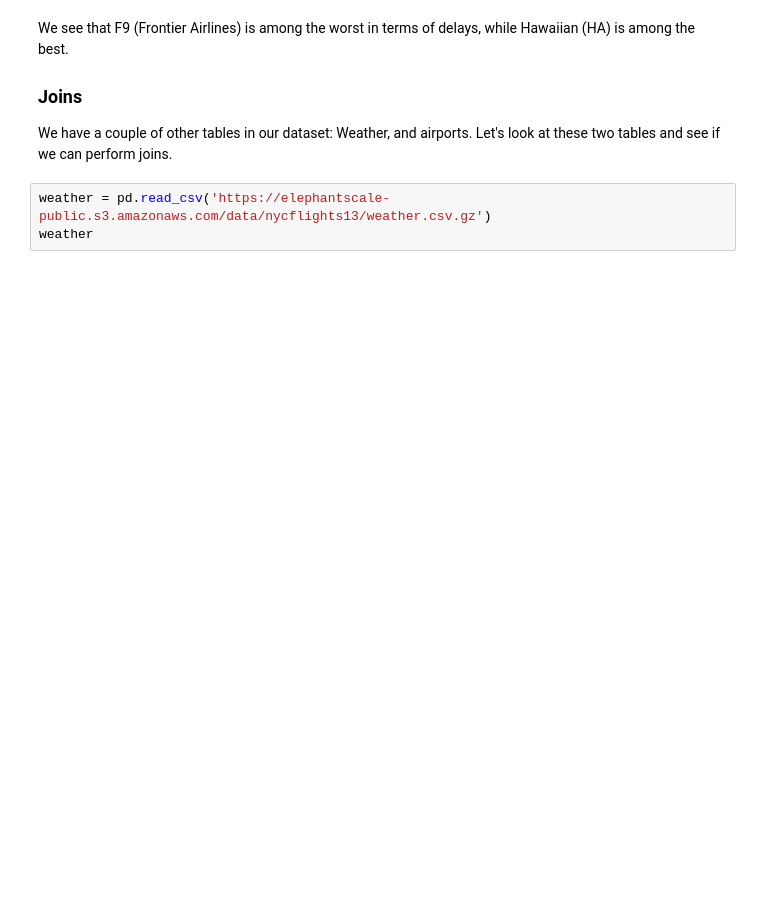
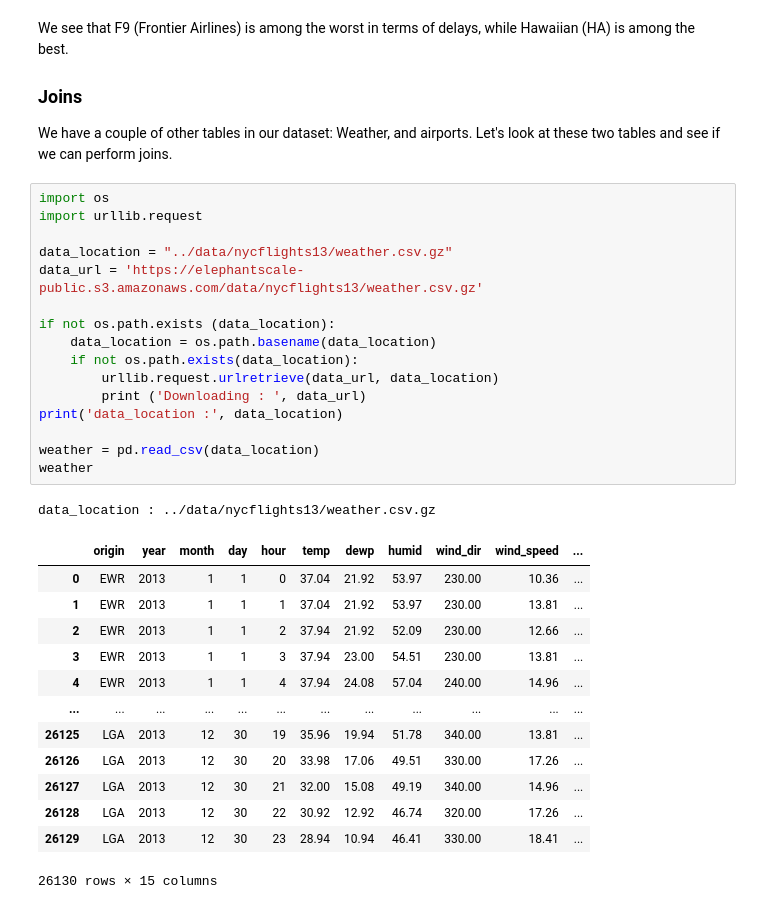
Before and after one commit to elephantscale/python-labs, a Jupyter notebook: pandas/2-pandas-exploration.ipynb, the cells around one changed output. Cells and saved outputs as stored; diff of their text form; blank space fills up the shorter version.

```diff
--- a/pandas/2-pandas-exploration.ipynb
+++ b/pandas/2-pandas-exploration.ipynb
@@ -99,9 +219,37 @@ Hawaiian (HA) is among the best.
 
 We have a couple of other tables in our dataset: Weather, and
 airports. Let's look at these two tables and see if we can perform joins.
-# %%
-weather = pd.read_csv('https://elephantscale-public.s3.amazonaws.com/data/nycflights13/weather.csv.gz')
-weather
+# %%
+import os
+import urllib.request
+
+data_location = "../data/nycflights13/weather.csv.gz"
+data_url = 'https://elephantscale-public.s3.amazonaws.com/data/nycflights13/weather.csv.gz'
+
+if not os.path.exists (data_location):
+    data_location = os.path.basename(data_location)
+    if not os.path.exists(data_location):
+        urllib.request.urlretrieve(data_url, data_location)
+        print ('Downloading : ', data_url)
+print('data_location :', data_location)
+
+weather = pd.read_csv(data_location)
+weather
+# %% [output]
+data_location : ../data/nycflights13/weather.csv.gz
+|  | origin | year | month | day | hour | temp | dewp | humid | wind_dir | wind_speed | ... |
+| 0 | EWR | 2013 | 1 | 1 | 0 | 37.04 | 21.92 | 53.97 | 230.00 | 10.36 | ... |
+| 1 | EWR | 2013 | 1 | 1 | 1 | 37.04 | 21.92 | 53.97 | 230.00 | 13.81 | ... |
+| 2 | EWR | 2013 | 1 | 1 | 2 | 37.94 | 21.92 | 52.09 | 230.00 | 12.66 | ... |
+| 3 | EWR | 2013 | 1 | 1 | 3 | 37.94 | 23.00 | 54.51 | 230.00 | 13.81 | ... |
+| 4 | EWR | 2013 | 1 | 1 | 4 | 37.94 | 24.08 | 57.04 | 240.00 | 14.96 | ... |
+| ... | ... | ... | ... | ... | ... | ... | ... | ... | ... | ... | ... |
+| 26125 | LGA | 2013 | 12 | 30 | 19 | 35.96 | 19.94 | 51.78 | 340.00 | 13.81 | ... |
+| 26126 | LGA | 2013 | 12 | 30 | 20 | 33.98 | 17.06 | 49.51 | 330.00 | 17.26 | ... |
+| 26127 | LGA | 2013 | 12 | 30 | 21 | 32.00 | 15.08 | 49.19 | 340.00 | 14.96 | ... |
+| 26128 | LGA | 2013 | 12 | 30 | 22 | 30.92 | 12.92 | 46.74 | 320.00 | 17.26 | ... |
+| 26129 | LGA | 2013 | 12 | 30 | 23 | 28.94 | 10.94 | 46.41 | 330.00 | 18.41 | ... |
+26130 rows × 15 columns
 # %%
 flights_withweather = pd.merge(flights, weather, how='left', on=['year','month', 'day', 'hour', 'origin'])
 flights_withweather
```
Also changed, not shown: parts of 17 cells of this notebook.
